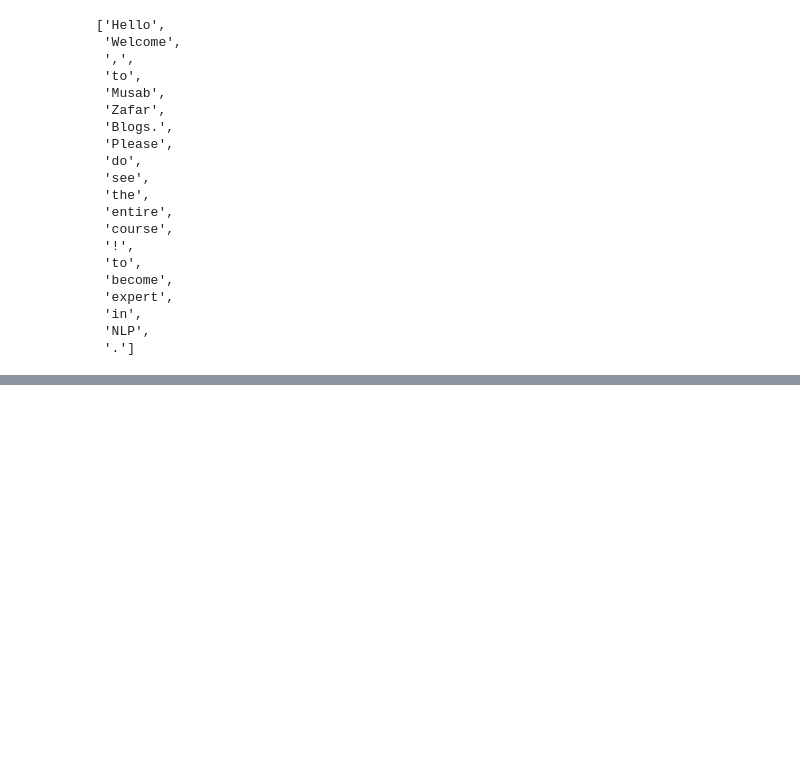
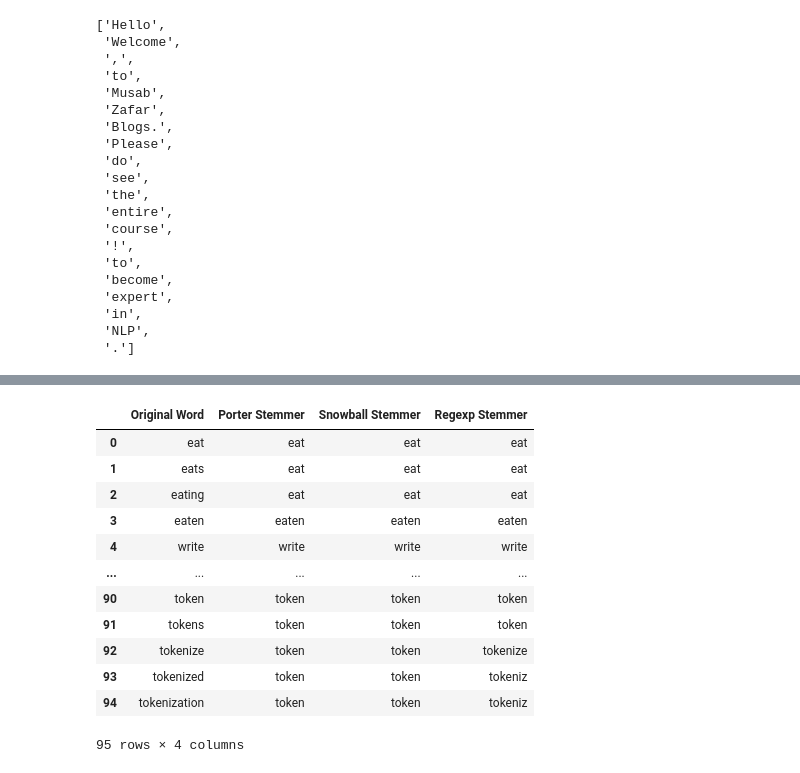
Before and after one commit to MusabZafar/MachineLearningDatascienceAndDeepLearning, a Jupyter notebook: nlp/Tokenization Example.ipynb, the cells around one changed output, grey strips where cells are left out. Cells and saved outputs as stored; diff of their text form; code cells hidden in the pictures; blank space fills up the shorter version.

```diff
--- a/nlp/Tokenization Example.ipynb
+++ b/nlp/Tokenization Example.ipynb
@@ -135,0 +347,30 @@ tokenizer.tokenize(corpus)
+# %%
+import pandas as pd
+
+results = []
+
+for word in words:
+    results.append({
+        "Original Word": word,
+        "Porter Stemmer": porter.stem(word),
+        "Snowball Stemmer": snowball.stem(word),
+        "Regexp Stemmer": regexp.stem(word)
+    })
+
+df = pd.DataFrame(results)
+
+df
+# %% [output]
+|  | Original Word | Porter Stemmer | Snowball Stemmer | Regexp Stemmer |
+| 0 | eat | eat | eat | eat |
+| 1 | eats | eat | eat | eat |
+| 2 | eating | eat | eat | eat |
+| 3 | eaten | eaten | eaten | eaten |
+| 4 | write | write | write | write |
+| ... | ... | ... | ... | ... |
+| 90 | token | token | token | token |
+| 91 | tokens | token | token | token |
+| 92 | tokenize | token | token | tokenize |
+| 93 | tokenized | token | token | tokeniz |
+| 94 | tokenization | token | token | tokeniz |
+95 rows × 4 columns
```
Also changed, not shown: parts of 18 cells of this notebook.
